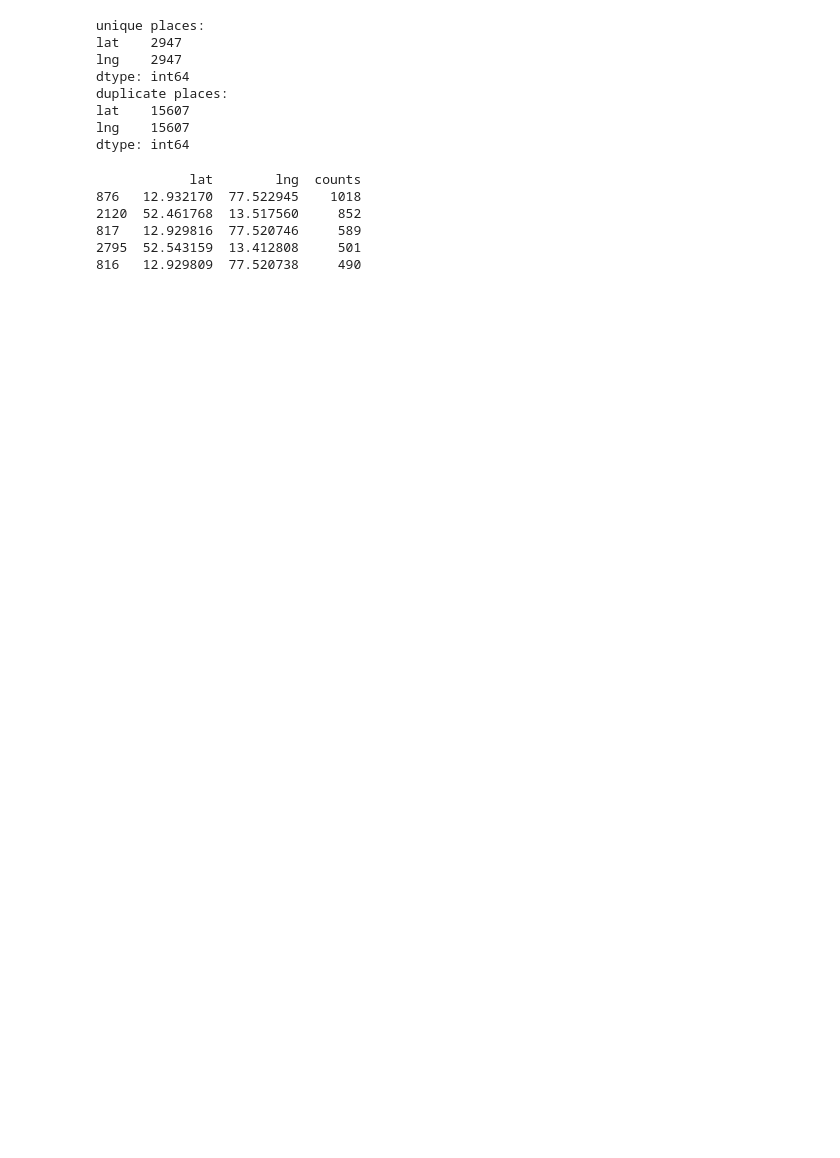
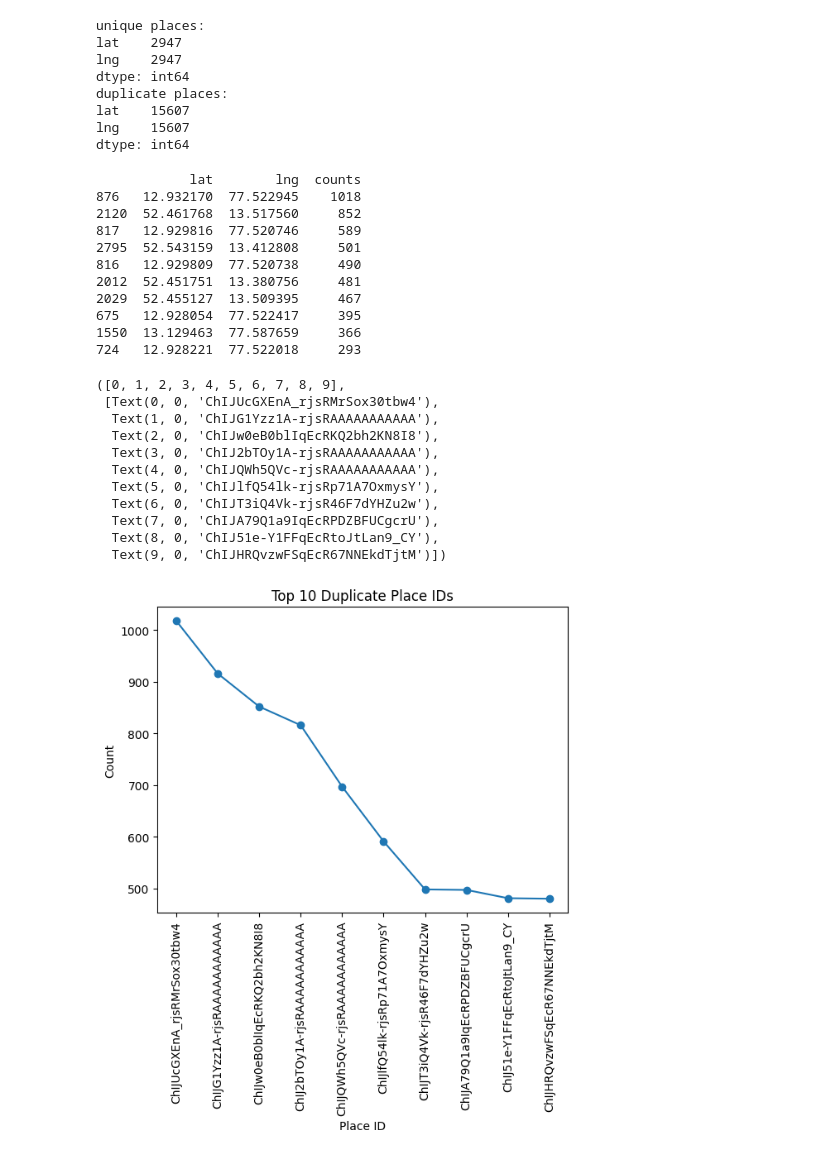
Before and after one commit to nithin2606/maps_project, a Jupyter notebook: inspect_json.ipynb, the cells around one changed output. Cells and saved outputs as stored; diff of their text form; code cells hidden in the pictures; blank space fills up the shorter version.

```diff
--- a/inspect_json.ipynb
+++ b/inspect_json.ipynb
@@ -3,13 +3,17 @@ import pandas as pd
 from destinations import extract_places
 
 
-places, dup_places = extract_places("Timeline_15_03_26.json")
+places, dup_places, places_id, dup_places_id = extract_places("Timeline_15_03_26.json")
+
+
 
 df_places = pd.DataFrame(places)
 df_dup_places = pd.DataFrame(dup_places)
+df_dup_places_id = pd.DataFrame(dup_places_id, columns=['places_id'])
 
 print(df_places.head())
 print(df_dup_places.head())
+print(df_dup_places_id.head())
 # %% [output]
          lat        lng
 0  12.999994  77.550504
@@ -39,7 +49,7 @@ lat    15607
 lng    15607
 dtype: int64
 # %%
-print(df_dup_places.groupby(['lat', 'lng']).size().reset_index(name='counts').sort_values(by='counts', ascending=False).head(5))
+print(df_dup_places.groupby(['lat', 'lng']).size().reset_index(name='counts').sort_values(by='counts', ascending=False).head(10))
 # %% [output]
             lat        lng  counts
 876   12.932170  77.522945    1018
@@ -47,3 +57,31 @@ print(df_dup_places.groupby(['lat', 'lng']).size().reset_index(name='counts').so
 817   12.929816  77.520746     589
 2795  52.543159  13.412808     501
 816   12.929809  77.520738     490
+2012  52.451751  13.380756     481
+2029  52.455127  13.509395     467
+675   12.928054  77.522417     395
+1550  13.129463  77.587659     366
+724   12.928221  77.522018     293
+# %%
+import matplotlib.pyplot as plt
+
+df_dup_places_id_plot = df_dup_places_id.groupby(['places_id']).size().reset_index(name='counts').sort_values(by='counts', ascending=False).head(10)
+
+plt.plot(df_dup_places_id_plot['places_id'], df_dup_places_id_plot['counts'], marker='o')
+plt.title('Top 10 Duplicate Place IDs')
+plt.xlabel('Place ID')
+plt.ylabel('Count')
+plt.xticks(rotation=90)
+# %% [output]
+([0, 1, 2, 3, 4, 5, 6, 7, 8, 9],
+ [Text(0, 0, 'ChIJUcGXEnA_rjsRMrSox30tbw4'),
+  Text(1, 0, 'ChIJG1Yzz1A-rjsRAAAAAAAAAAA'),
+  Text(2, 0, 'ChIJw0eB0blIqEcRKQ2bh2KN8I8'),
+  Text(3, 0, 'ChIJ2bTOy1A-rjsRAAAAAAAAAAA'),
+  Text(4, 0, 'ChIJQWh5QVc-rjsRAAAAAAAAAAA'),
+  Text(5, 0, 'ChIJlfQ54lk-rjsRp71A7OxmysY'),
+  Text(6, 0, 'ChIJT3iQ4Vk-rjsR46F7dYHZu2w'),
+  Text(7, 0, 'ChIJA79Q1a9IqEcRPDZBFUCgcrU'),
+  Text(8, 0, 'ChIJ51e-Y1FFqEcRtoJtLan9_CY'),
+  Text(9, 0, 'ChIJHRQvzwFSqEcR67NNEkdTjtM')])
+[figure, added]
```
Also changed, not shown: parts of 1 cell of this notebook, 5 other files.
